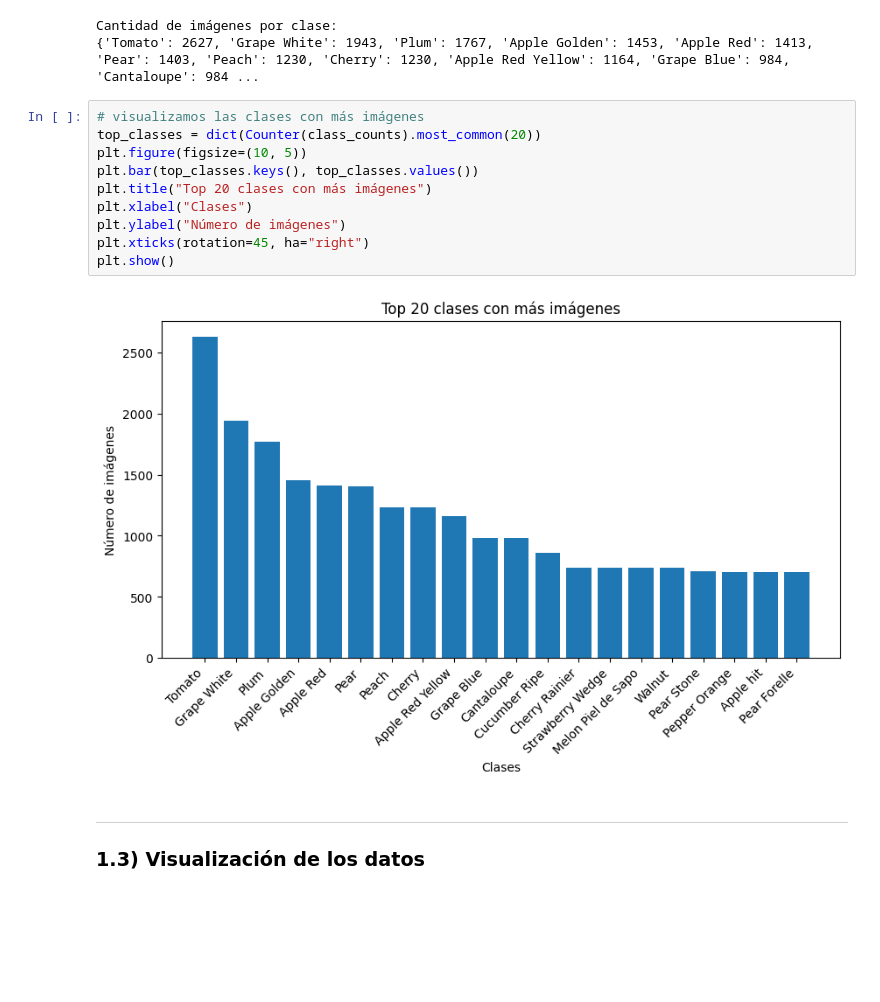
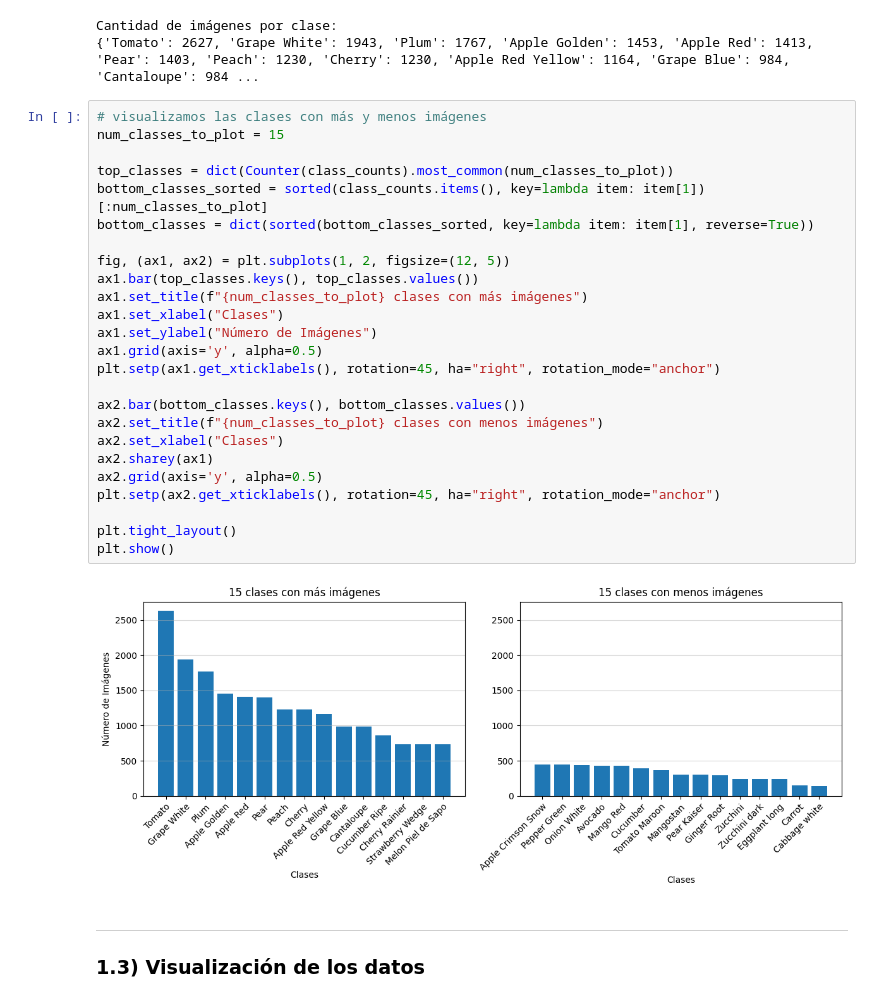
Before and after one commit to mmarando/vpc2, a Jupyter notebook: notebook_vpc2.ipynb, the cells around one changed output. Drawn from its saved outputs; the diff is of its cells as text; blank space fills up the shorter version.

Commit message:
refactor plot de cantidad de clases

```diff
--- a/notebook_vpc2.ipynb
+++ b/notebook_vpc2.ipynb
@@ -179,18 +179,33 @@ print(sorted_class_counts)
 # %% [output]
 Cantidad de imágenes por clase:
 {'Tomato': 2627, 'Grape White': 1943, 'Plum': 1767, 'Apple Golden': 1453, 'Apple Red': 1413, 'Pear': 1403, 'Peach': 1230, 'Cherry': 1230, 'Apple Red Yellow': 1164, 'Grape Blue': 984, 'Cantaloupe': 984 ...
-# %%
-# visualizamos las clases con más imágenes
-top_classes = dict(Counter(class_counts).most_common(20))
-plt.figure(figsize=(10, 5))
-plt.bar(top_classes.keys(), top_classes.values())
-plt.title("Top 20 clases con más imágenes")
-plt.xlabel("Clases")
-plt.ylabel("Número de imágenes")
-plt.xticks(rotation=45, ha="right")
-plt.show()
-# %% [output]
-[figure, removed]
+# %%
+# visualizamos las clases con más y menos imágenes
+num_classes_to_plot = 15
+
+top_classes = dict(Counter(class_counts).most_common(num_classes_to_plot))
+bottom_classes_sorted = sorted(class_counts.items(), key=lambda item: item[1])[:num_classes_to_plot]
+bottom_classes = dict(sorted(bottom_classes_sorted, key=lambda item: item[1], reverse=True))
+
+fig, (ax1, ax2) = plt.subplots(1, 2, figsize=(12, 5))
+ax1.bar(top_classes.keys(), top_classes.values())
+ax1.set_title(f"{num_classes_to_plot} clases con más imágenes")
+ax1.set_xlabel("Clases")
+ax1.set_ylabel("Número de Imágenes")
+ax1.grid(axis='y', alpha=0.5)
+plt.setp(ax1.get_xticklabels(), rotation=45, ha="right", rotation_mode="anchor")
+
+ax2.bar(bottom_classes.keys(), bottom_classes.values())
+ax2.set_title(f"{num_classes_to_plot} clases con menos imágenes")
+ax2.set_xlabel("Clases")
+ax2.sharey(ax1)
+ax2.grid(axis='y', alpha=0.5)
+plt.setp(ax2.get_xticklabels(), rotation=45, ha="right", rotation_mode="anchor")
+
+plt.tight_layout()
+plt.show()
+# %% [output]
+[figure, added]
 # %% [markdown]
 ---
 ### 1.3) Visualización de los datos
```
